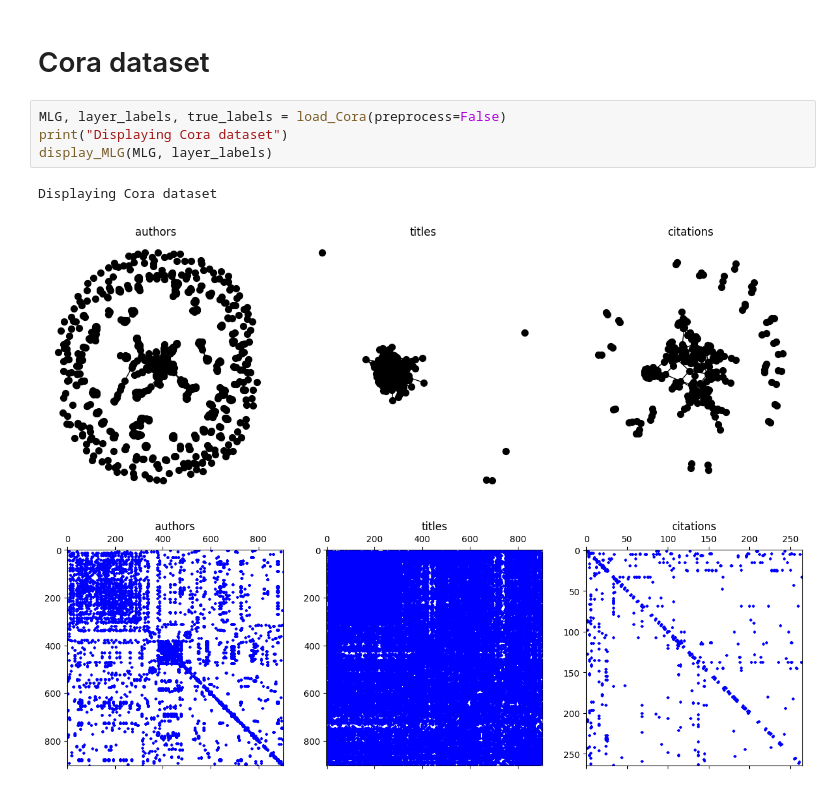
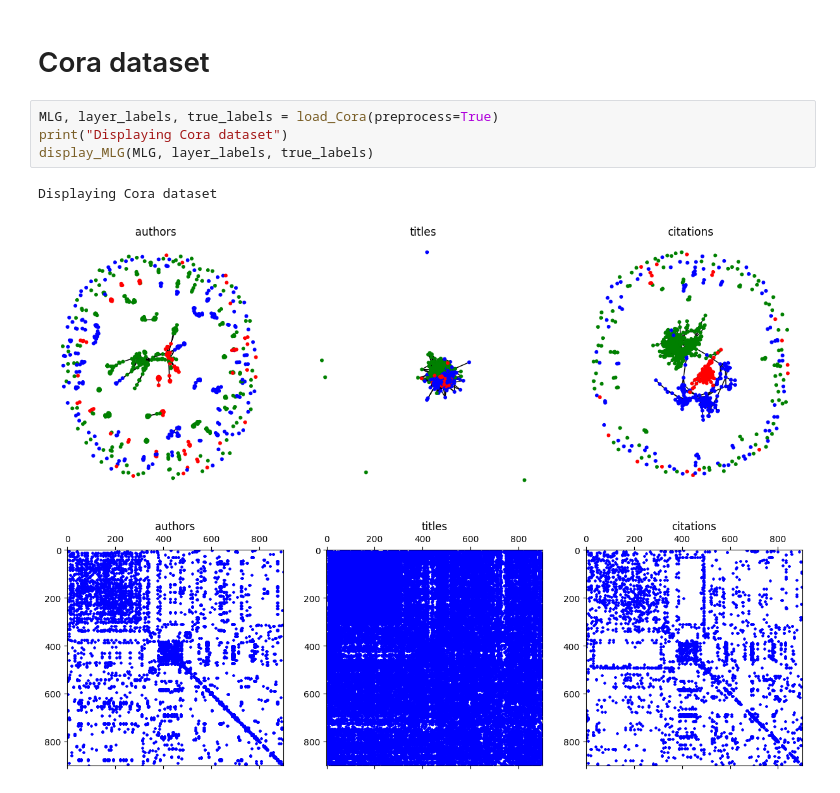
Before and after one commit to souheib1/Clustering-with-Multi-Layer-Graphs, a Jupyter notebook: data_processing_and_visualization.ipynb, the cells around one changed output. Drawn from its saved outputs; the diff is of its cells as text.

```diff
--- a/data_processing_and_visualization.ipynb
+++ b/data_processing_and_visualization.ipynb
@@ -66,10 +68,10 @@ Displaying MIT dataset
 # %% [markdown]
 # Cora dataset
 # %%
-MLG, layer_labels, true_labels = load_Cora(preprocess=False)
+MLG, layer_labels, true_labels = load_Cora(preprocess=True)
 print("Displaying Cora dataset")
-display_MLG(MLG, layer_labels)
+display_MLG(MLG, layer_labels, true_labels)
 # %% [output]
 Displaying Cora dataset
-[figure, old version]
+[figure, new version]
-[figure, old version]
+[figure, new version]
```
Also changed, not shown: parts of 4 cells of this notebook, 5 other files.
